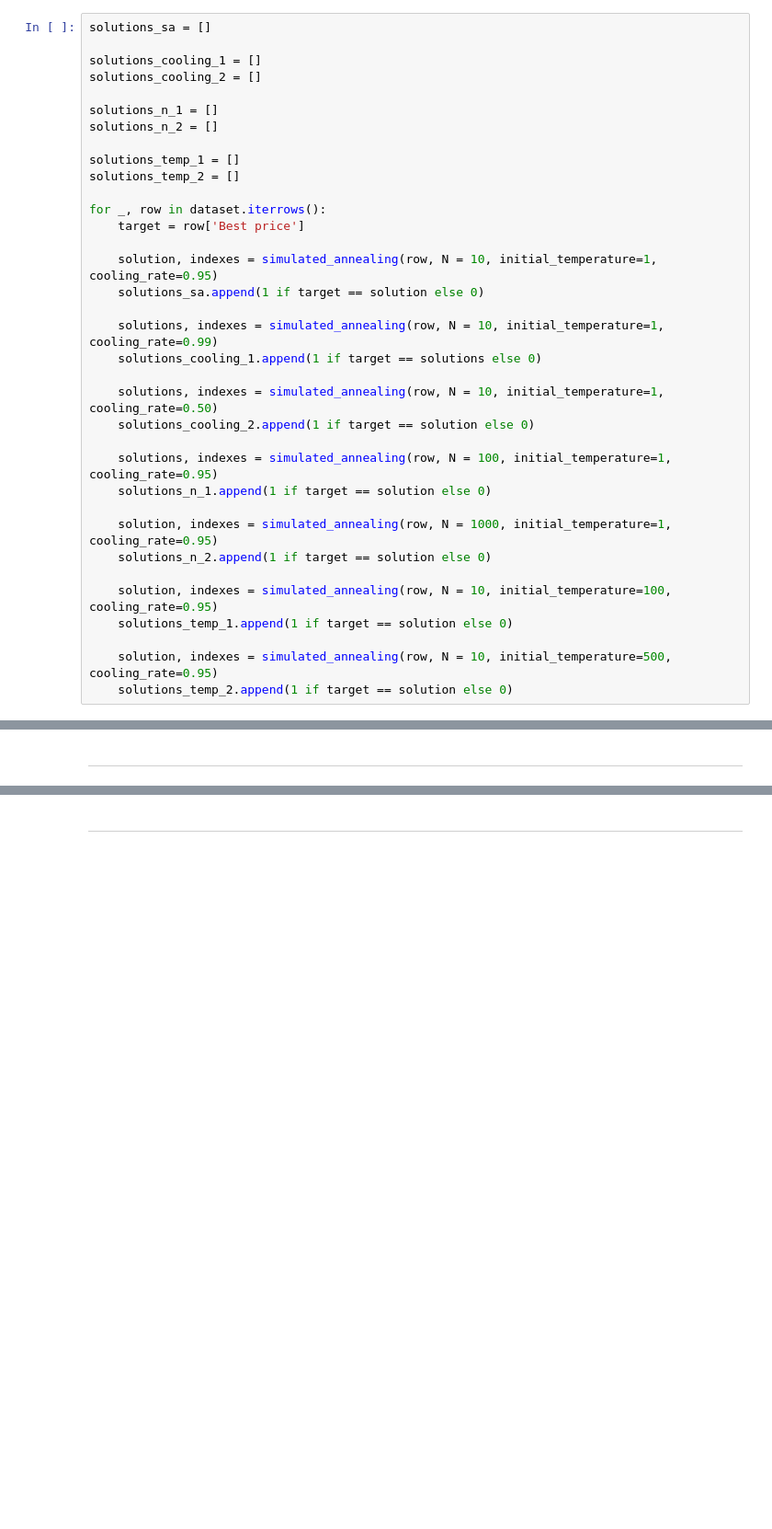
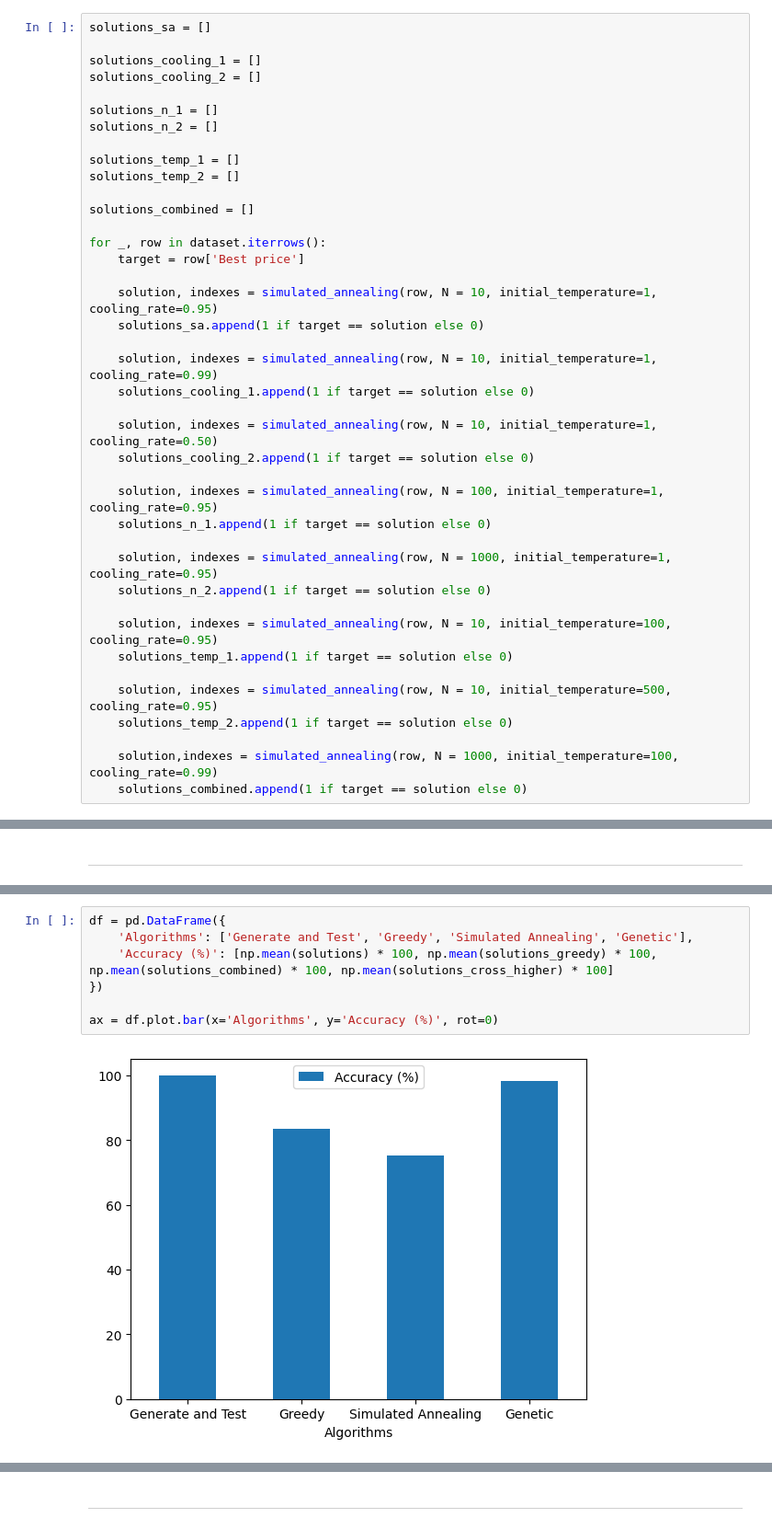
Before and after one commit to NatashaNaima/AI-KnapsackProblem, a Jupyter notebook: CSI4106_A1_Template.ipynb, the cells around one changed output, grey strips where cells are left out. Shown at 92% size. Drawn from its saved outputs; the diff is of its cells as text; blank space fills up the shorter version.

```diff
--- a/CSI4106_A1_Template.ipynb
+++ b/CSI4106_A1_Template.ipynb
@@ -284,19 +288,21 @@ solutions_n_2 = []
 solutions_temp_1 = []
 solutions_temp_2 = []
 
+solutions_combined = []
+
 for _, row in dataset.iterrows():
 	target = row['Best price']
 
 	solution, indexes = simulated_annealing(row, N = 10, initial_temperature=1, cooling_rate=0.95)
 	solutions_sa.append(1 if target == solution else 0)
 
-	solutions, indexes = simulated_annealing(row, N = 10, initial_temperature=1, cooling_rate=0.99)
-	solutions_cooling_1.append(1 if target == solutions else 0)
+	solution, indexes = simulated_annealing(row, N = 10, initial_temperature=1, cooling_rate=0.99)
+	solutions_cooling_1.append(1 if target == solution else 0)
 
-	solutions, indexes = simulated_annealing(row, N = 10, initial_temperature=1, cooling_rate=0.50)
+	solution, indexes = simulated_annealing(row, N = 10, initial_temperature=1, cooling_rate=0.50)
 	solutions_cooling_2.append(1 if target == solution else 0)
 
-	solutions, indexes = simulated_annealing(row, N = 100, initial_temperature=1, cooling_rate=0.95)
+	solution, indexes = simulated_annealing(row, N = 100, initial_temperature=1, cooling_rate=0.95)
 	solutions_n_1.append(1 if target == solution else 0)
 
 	solution, indexes = simulated_annealing(row, N = 1000, initial_temperature=1, cooling_rate=0.95)
@@ -307,6 +313,9 @@ for _, row in dataset.iterrows():
 
 	solution, indexes = simulated_annealing(row, N = 10, initial_temperature=500, cooling_rate=0.95)
 	solutions_temp_2.append(1 if target == solution else 0)
+
+	solution,indexes = simulated_annealing(row, N = 1000, initial_temperature=100, cooling_rate=0.99)
+	solutions_combined.append(1 if target == solution else 0)
 # %%
 print("Simulated Annealing Accuracy (Given Params) is", np.mean(solutions_sa))
 print("")
@@ -490,0 +514,9 @@ description  +  tables/figures
+# %%
+df = pd.DataFrame({
+	'Algorithms': ['Generate and Test', 'Greedy', 'Simulated Annealing', 'Genetic'],
+	'Accuracy (%)': [np.mean(solutions) * 100, np.mean(solutions_greedy) * 100, np.mean(solutions_combined) * 100, np.mean(solutions_cross_higher) * 100]
+})
+
+ax = df.plot.bar(x='Algorithms', y='Accuracy (%)', rot=0)
+# %% [output]
+[figure, added]
```
Also changed, not shown: parts of 19 cells of this notebook.
